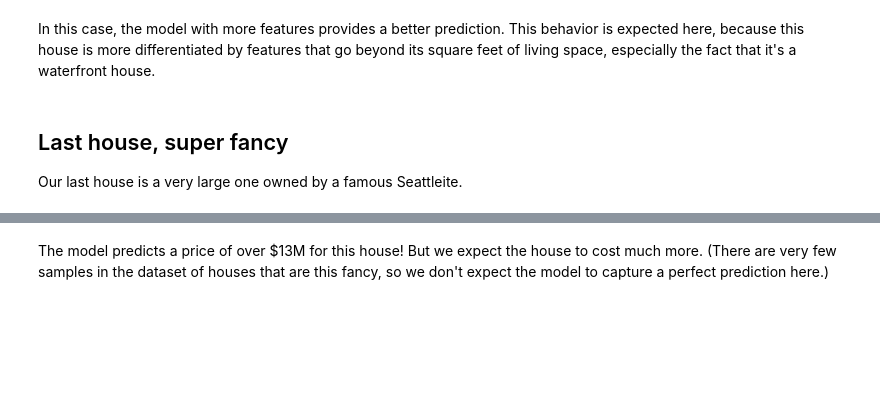
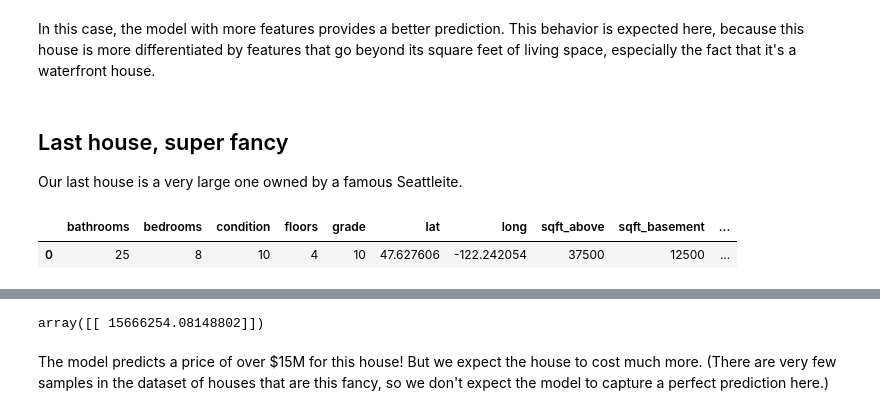
Before and after one commit to DheerajAgarwal/MachineLearning_UoW, a Jupyter notebook: Course1_Overview/W2/Predicting_house_prices_C1_W2.ipynb, the cells around one changed output, grey strips where cells are left out. Cells and saved outputs as stored; diff of their text form; code cells hidden in the pictures; blank space fills up the shorter version.

Commit message:
Basic linear predictions on single and multi features

```diff
--- a/Course1_Overview/W2/Predicting_house_prices_C1_W2.ipynb
+++ b/Course1_Overview/W2/Predicting_house_prices_C1_W2.ipynb
@@ -149,21 +174,27 @@ Our last house is a very large one owned by a famous Seattleite.
 # %%
 bill_gates = {'bedrooms':[8],
               'bathrooms':[25],
               'sqft_living':[50000],
               'sqft_lot':[225000],
               'floors':[4],
               'zipcode':['98039'],
               'condition':[10],
               'grade':[10],
               'waterfront':[1],
               'view':[4],
               'sqft_above':[37500],
               'sqft_basement':[12500],
               'yr_built':[1994],
               'yr_renovated':[2010],
               'lat':[47.627606],
               'long':[-122.242054],
               'sqft_living15':[5000],
               'sqft_lot15':[40000]}
+
+bill_gates = pd.DataFrame(bill_gates)
+bill_gates.head()
+# %% [output]
+|  | bathrooms | bedrooms | condition | floors | grade | lat | long | sqft_above | sqft_basement | ... |
+| 0 | 25 | 8 | 10 | 4 | 10 | 47.627606 | -122.242054 | 37500 | 12500 | ... |
 # %% [markdown]
 <img src="https://upload.wikimedia.org/wikipedia/commons/thumb/d/d9/Bill_gates%27_house.jpg/2560px-Bill_gates%27_house.jpg">
@@ -172,2 +201,6 @@ print( my_features_model.predict(pd.dataframe(bill_gates))
+# %%
+my_features_model.predict(np.array(bill_gates[my_features]))
+# %% [output]
+array([[ 15666254.08148802]])
 # %% [markdown]
-The model predicts a price of over $13M for this house! But we expect the house to cost much more.  (There are very few samples in the dataset of houses that are this fancy, so we don't expect the model to capture a perfect prediction here.)
+The model predicts a price of over $15M for this house! But we expect the house to cost much more.  (There are very few samples in the dataset of houses that are this fancy, so we don't expect the model to capture a perfect prediction here.)
```
Also changed, not shown: parts of 33 cells of this notebook.
